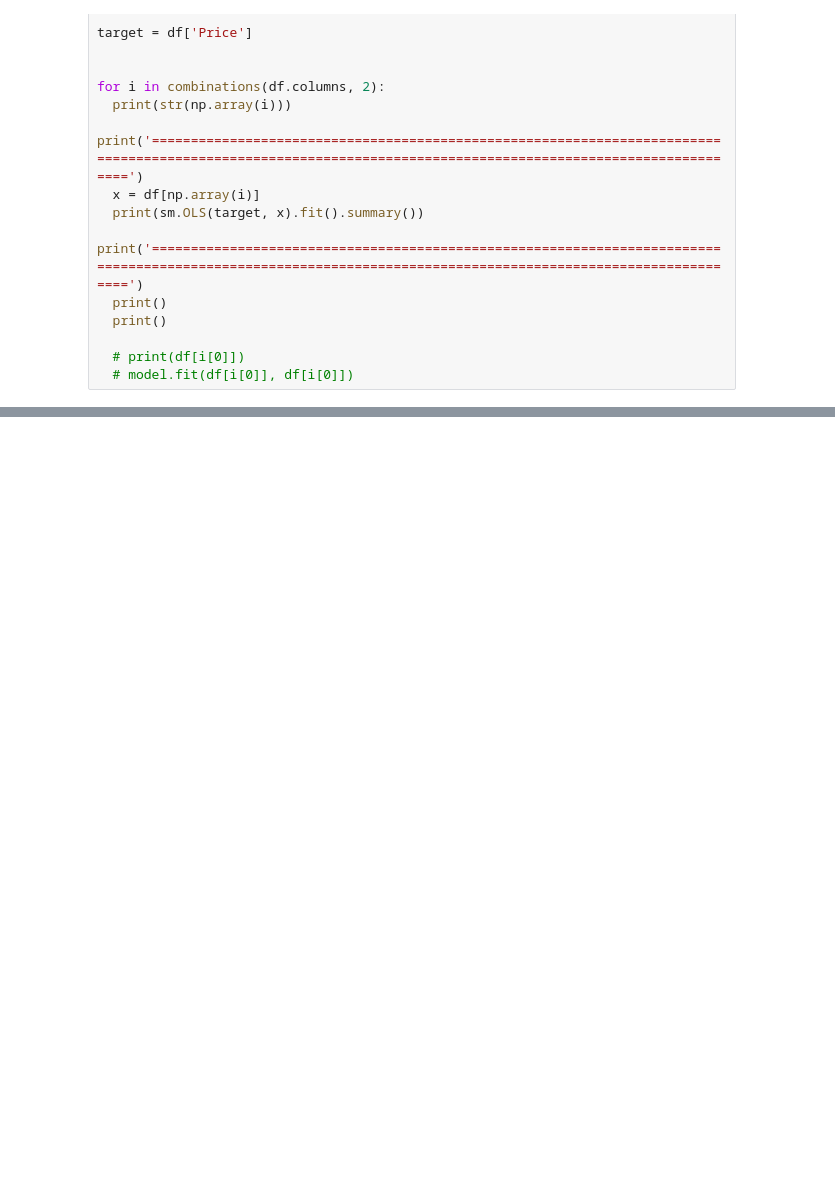
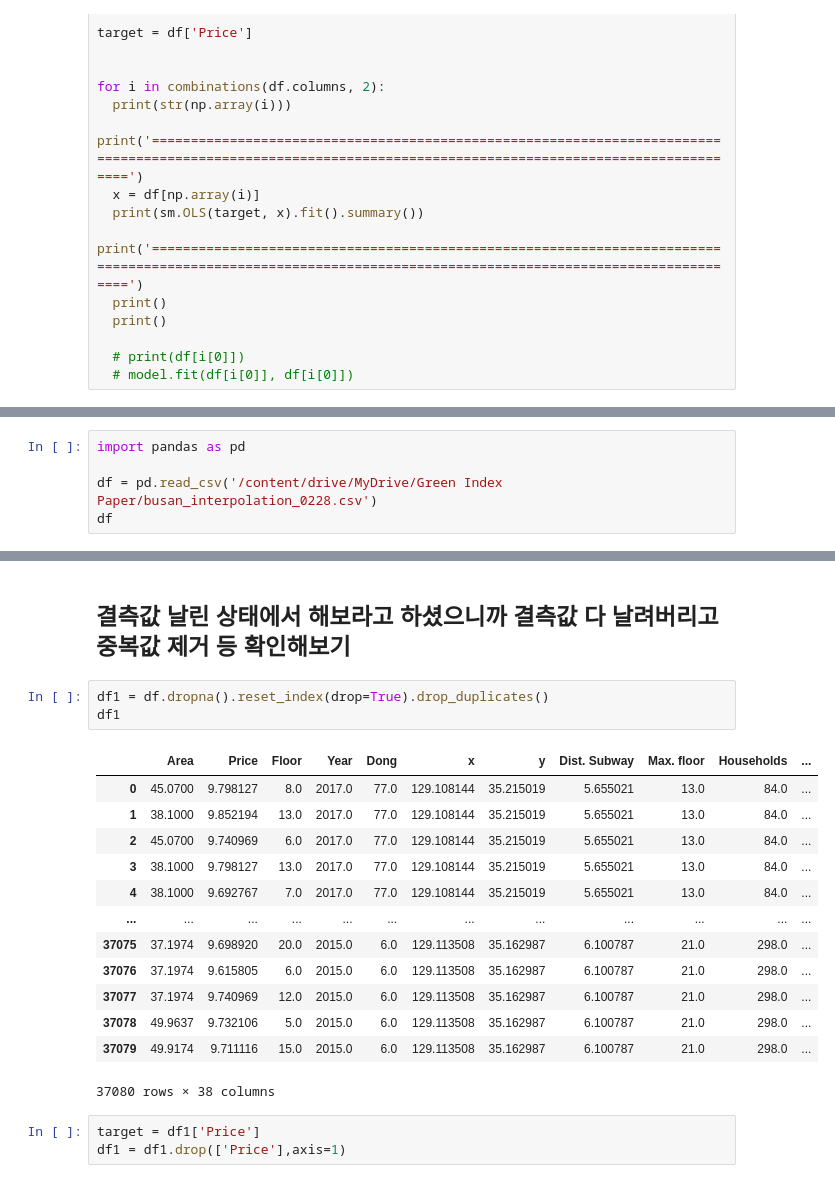
Before and after one commit to Pythonash/Projects, a Jupyter notebook: 그린인덱스_실험계획법1.ipynb, the cells around one changed output, grey strips where cells are left out. Saved outputs shown, nothing was run; the diff lists cells and outputs as text; blank space fills up the shorter version.

```diff
--- a/그린인덱스_실험계획법1.ipynb
+++ b/그린인덱스_실험계획법1.ipynb
@@ -2071,0 +2098,5 @@ for i in combinations(df.columns, 2):
+# %%
+import pandas as pd
+
+df = pd.read_csv('/content/drive/MyDrive/Green Index Paper/busan_interpolation_0228.csv')
+df
@@ -2071,0 +2137,22 @@ for i in combinations(df.columns, 2):
+# %% [markdown]
+## 결측값 날린 상태에서 해보라고 하셨으니까 결측값 다 날려버리고 중복값 제거 등 확인해보기
+# %%
+df1 = df.dropna().reset_index(drop=True).drop_duplicates()
+df1
+# %% [output]
+|  | Area | Price | Floor | Year | Dong | x | y | Dist. Subway | Max. floor | Households | ... |
+| 0 | 45.0700 | 9.798127 | 8.0 | 2017.0 | 77.0 | 129.108144 | 35.215019 | 5.655021 | 13.0 | 84.0 | ... |
+| 1 | 38.1000 | 9.852194 | 13.0 | 2017.0 | 77.0 | 129.108144 | 35.215019 | 5.655021 | 13.0 | 84.0 | ... |
+| 2 | 45.0700 | 9.740969 | 6.0 | 2017.0 | 77.0 | 129.108144 | 35.215019 | 5.655021 | 13.0 | 84.0 | ... |
+| 3 | 38.1000 | 9.798127 | 13.0 | 2017.0 | 77.0 | 129.108144 | 35.215019 | 5.655021 | 13.0 | 84.0 | ... |
+| 4 | 38.1000 | 9.692767 | 7.0 | 2017.0 | 77.0 | 129.108144 | 35.215019 | 5.655021 | 13.0 | 84.0 | ... |
+| ... | ... | ... | ... | ... | ... | ... | ... | ... | ... | ... | ... |
+| 37075 | 37.1974 | 9.698920 | 20.0 | 2015.0 | 6.0 | 129.113508 | 35.162987 | 6.100787 | 21.0 | 298.0 | ... |
+| 37076 | 37.1974 | 9.615805 | 6.0 | 2015.0 | 6.0 | 129.113508 | 35.162987 | 6.100787 | 21.0 | 298.0 | ... |
+| 37077 | 37.1974 | 9.740969 | 12.0 | 2015.0 | 6.0 | 129.113508 | 35.162987 | 6.100787 | 21.0 | 298.0 | ... |
+| 37078 | 49.9637 | 9.732106 | 5.0 | 2015.0 | 6.0 | 129.113508 | 35.162987 | 6.100787 | 21.0 | 298.0 | ... |
+| 37079 | 49.9174 | 9.711116 | 15.0 | 2015.0 | 6.0 | 129.113508 | 35.162987 | 6.100787 | 21.0 | 298.0 | ... |
+37080 rows × 38 columns
+# %%
+target = df1['Price']
+df1 = df1.drop(['Price'],axis=1)
```
Also changed, not shown: parts of 7 cells of this notebook.
